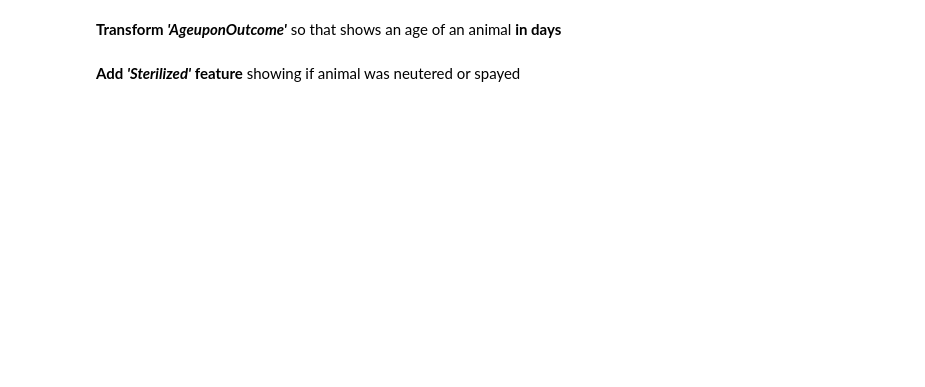
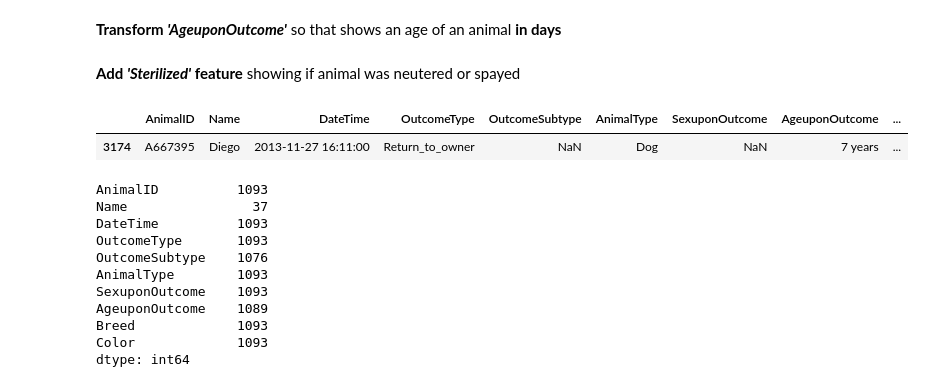
Before and after one commit to sandpiturtle/MLSummerSchool, a Jupyter notebook: Animals.ipynb, the cells around one changed output. Saved outputs shown, nothing was run; the diff lists cells and outputs as text; code cells hidden in the pictures; blank space fills up the shorter version.

```diff
--- a/Animals.ipynb
+++ b/Animals.ipynb
@@ -60,5 +58,22 @@ def process_age(df):
 # %% [markdown]
 __Add *'Sterilized'* feature__ showing if animal was neutered or spayed
+# %%
+display(train[train.SexuponOutcome.isnull()])
+train[train.SexuponOutcome == 'Unknown'].count()
+# %% [output]
+|  | AnimalID | Name | DateTime | OutcomeType | OutcomeSubtype | AnimalType | SexuponOutcome | AgeuponOutcome | ... |
+| 3174 | A667395 | Diego | 2013-11-27 16:11:00 | Return_to_owner | NaN | Dog | NaN | 7 years | ... |
+AnimalID          1093
+Name                37
+DateTime          1093
+OutcomeType       1093
+OutcomeSubtype    1076
+AnimalType        1093
+SexuponOutcome    1093
+AgeuponOutcome    1089
+Breed             1093
+Color             1093
+dtype: int64
 # %%
 import re
 
```
Also changed, not shown: parts of 19 cells of this notebook.
